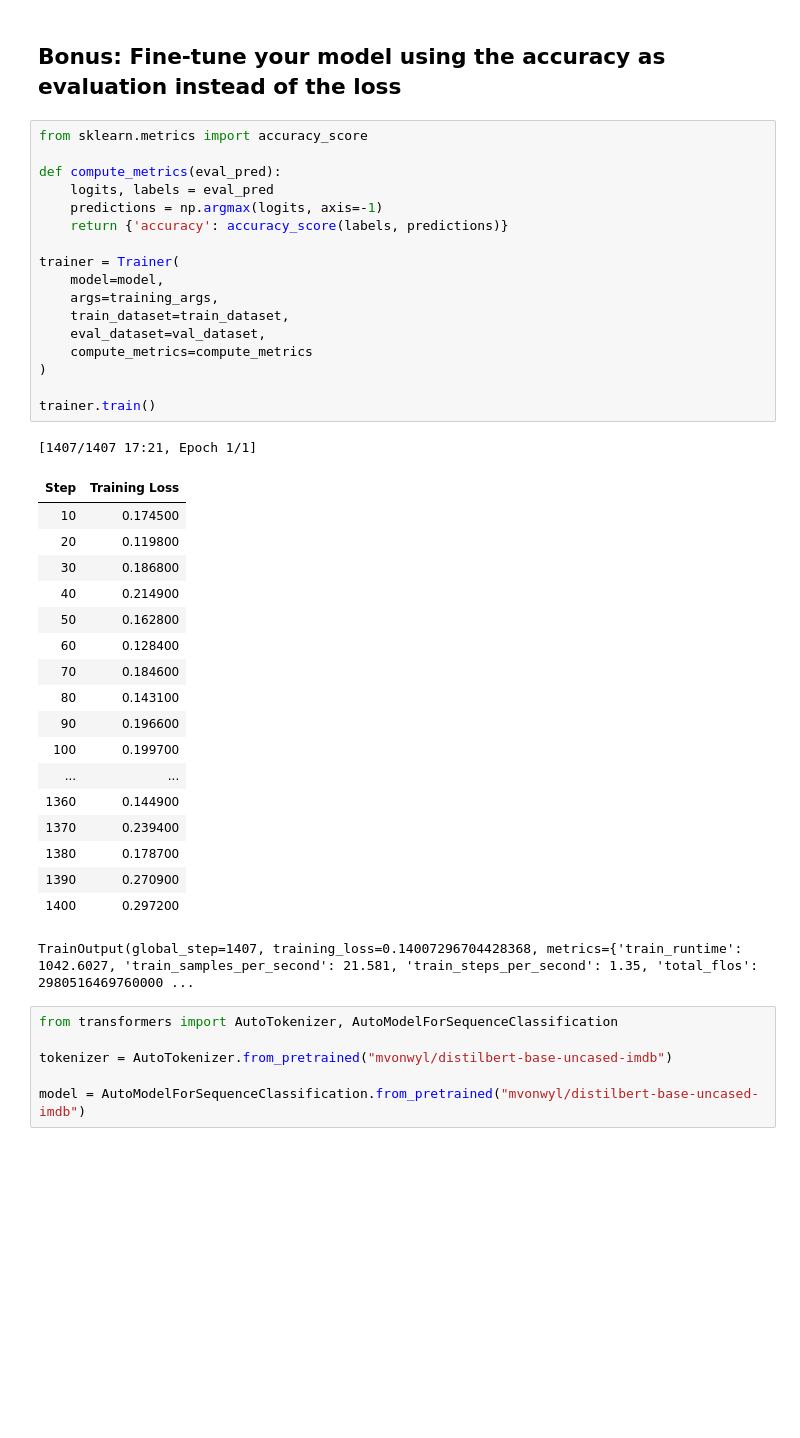
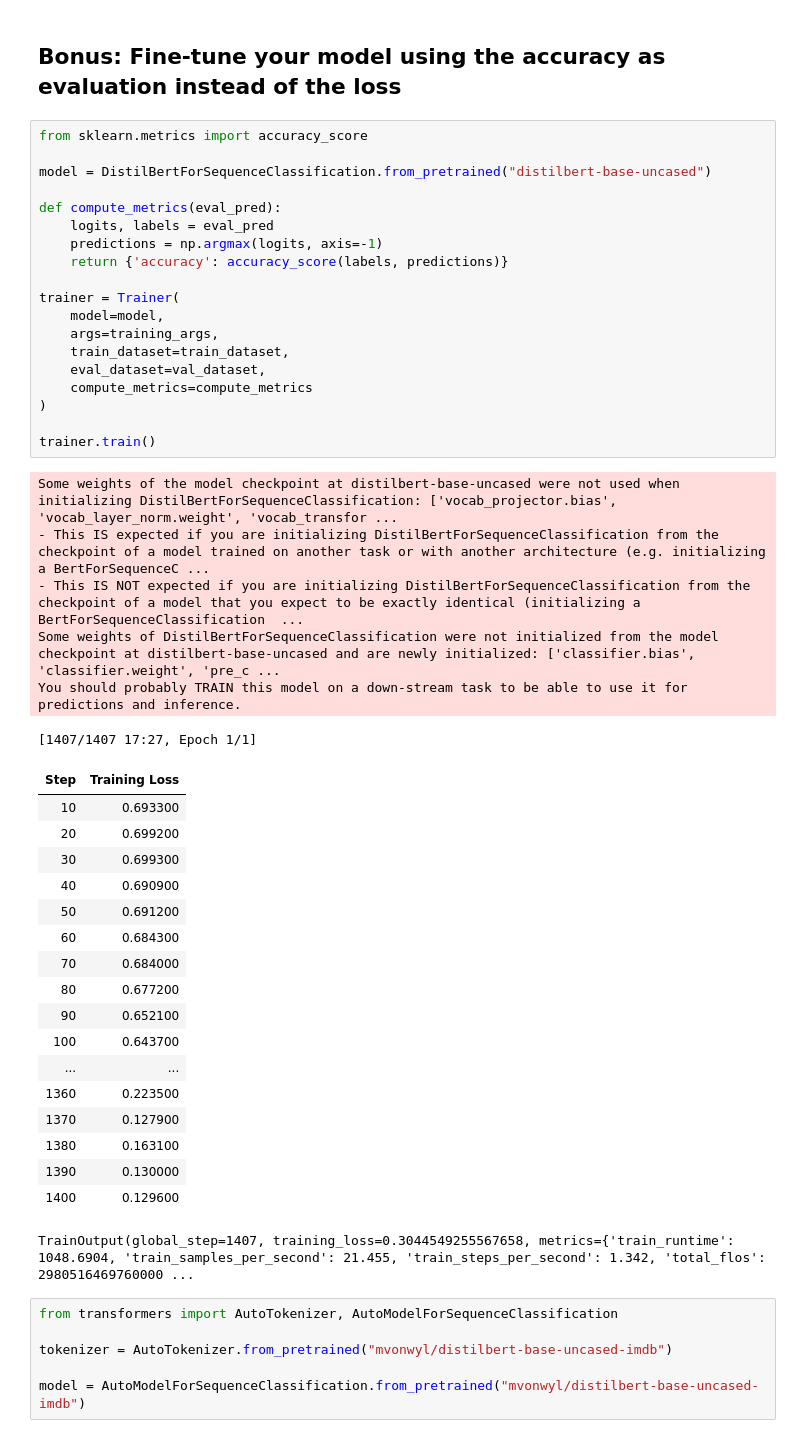
Before and after one commit to JunyiLi0/NLP, a Jupyter notebook: Lab7.ipynb, the cells around one changed output. Cells and saved outputs as stored; diff of their text form; blank space fills up the shorter version.

```diff
--- a/Lab7.ipynb
+++ b/Lab7.ipynb
@@ -107,41 +107,48 @@ TrainOutput(global_step=1407, training_loss=0.2999822027562947, metrics={'train_
 ## Bonus: Fine-tune your model using the accuracy as evaluation instead of the loss
 # %%
 from sklearn.metrics import accuracy_score
+
+model = DistilBertForSequenceClassification.from_pretrained("distilbert-base-uncased")
 
 def compute_metrics(eval_pred):
     logits, labels = eval_pred
     predictions = np.argmax(logits, axis=-1)
     return {'accuracy': accuracy_score(labels, predictions)}
 
 trainer = Trainer(
     model=model,
     args=training_args,
     train_dataset=train_dataset,
     eval_dataset=val_dataset,
     compute_metrics=compute_metrics
 )
 
 trainer.train()
 # %% [output]
-[1407/1407 17:21, Epoch 1/1]
+Some weights of the model checkpoint at distilbert-base-uncased were not used when initializing DistilBertForSequenceClassification: ['vocab_projector.bias', 'vocab_layer_norm.weight', 'vocab_transfor ...
+- This IS expected if you are initializing DistilBertForSequenceClassification from the checkpoint of a model trained on another task or with another architecture (e.g. initializing a BertForSequenceC ...
+- This IS NOT expected if you are initializing DistilBertForSequenceClassification from the checkpoint of a model that you expect to be exactly identical (initializing a BertForSequenceClassification  ...
+Some weights of DistilBertForSequenceClassification were not initialized from the model checkpoint at distilbert-base-uncased and are newly initialized: ['classifier.bias', 'classifier.weight', 'pre_c ...
+You should probably TRAIN this model on a down-stream task to be able to use it for predictions and inference.
+[1407/1407 17:27, Epoch 1/1]
 | Step | Training Loss |
-| 10 | 0.174500 |
-| 20 | 0.119800 |
-| 30 | 0.186800 |
-| 40 | 0.214900 |
-| 50 | 0.162800 |
-| 60 | 0.128400 |
-| 70 | 0.184600 |
-| 80 | 0.143100 |
-| 90 | 0.196600 |
-| 100 | 0.199700 |
+| 10 | 0.693300 |
+| 20 | 0.699200 |
+| 30 | 0.699300 |
+| 40 | 0.690900 |
+| 50 | 0.691200 |
+| 60 | 0.684300 |
+| 70 | 0.684000 |
+| 80 | 0.677200 |
+| 90 | 0.652100 |
+| 100 | 0.643700 |
 | ... | ... |
-| 1360 | 0.144900 |
-| 1370 | 0.239400 |
-| 1380 | 0.178700 |
-| 1390 | 0.270900 |
-| 1400 | 0.297200 |
+| 1360 | 0.223500 |
+| 1370 | 0.127900 |
+| 1380 | 0.163100 |
+| 1390 | 0.130000 |
+| 1400 | 0.129600 |
-TrainOutput(global_step=1407, training_loss=0.14007296704428368, metrics={'train_runtime': 1042.6027, 'train_samples_per_second': 21.581, 'train_steps_per_second': 1.35, 'total_flos': 2980516469760000 ...
+TrainOutput(global_step=1407, training_loss=0.3044549255567658, metrics={'train_runtime': 1048.6904, 'train_samples_per_second': 21.455, 'train_steps_per_second': 1.342, 'total_flos': 2980516469760000 ...
 # %%
 from transformers import AutoTokenizer, AutoModelForSequenceClassification
 
```
Also changed, not shown: parts of 3 cells of this notebook.
